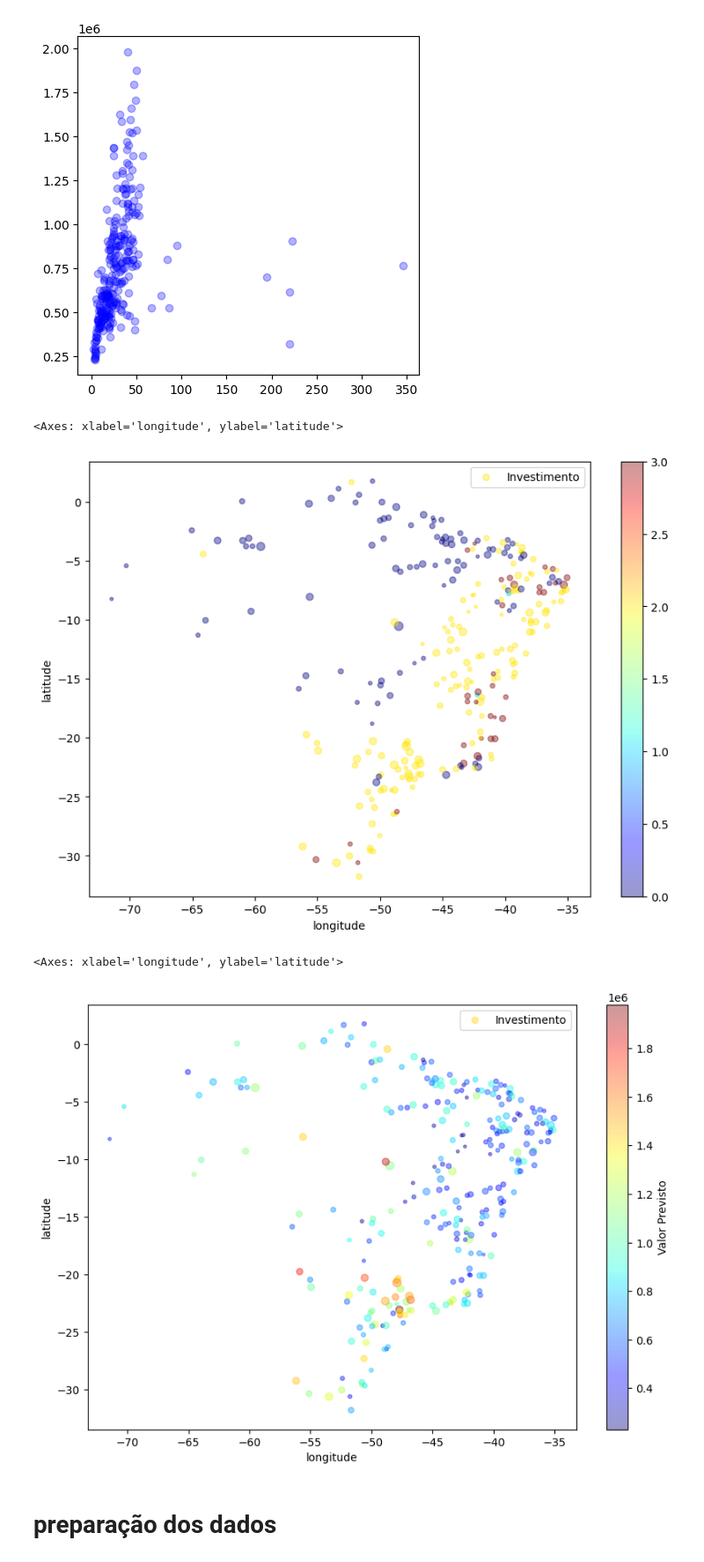
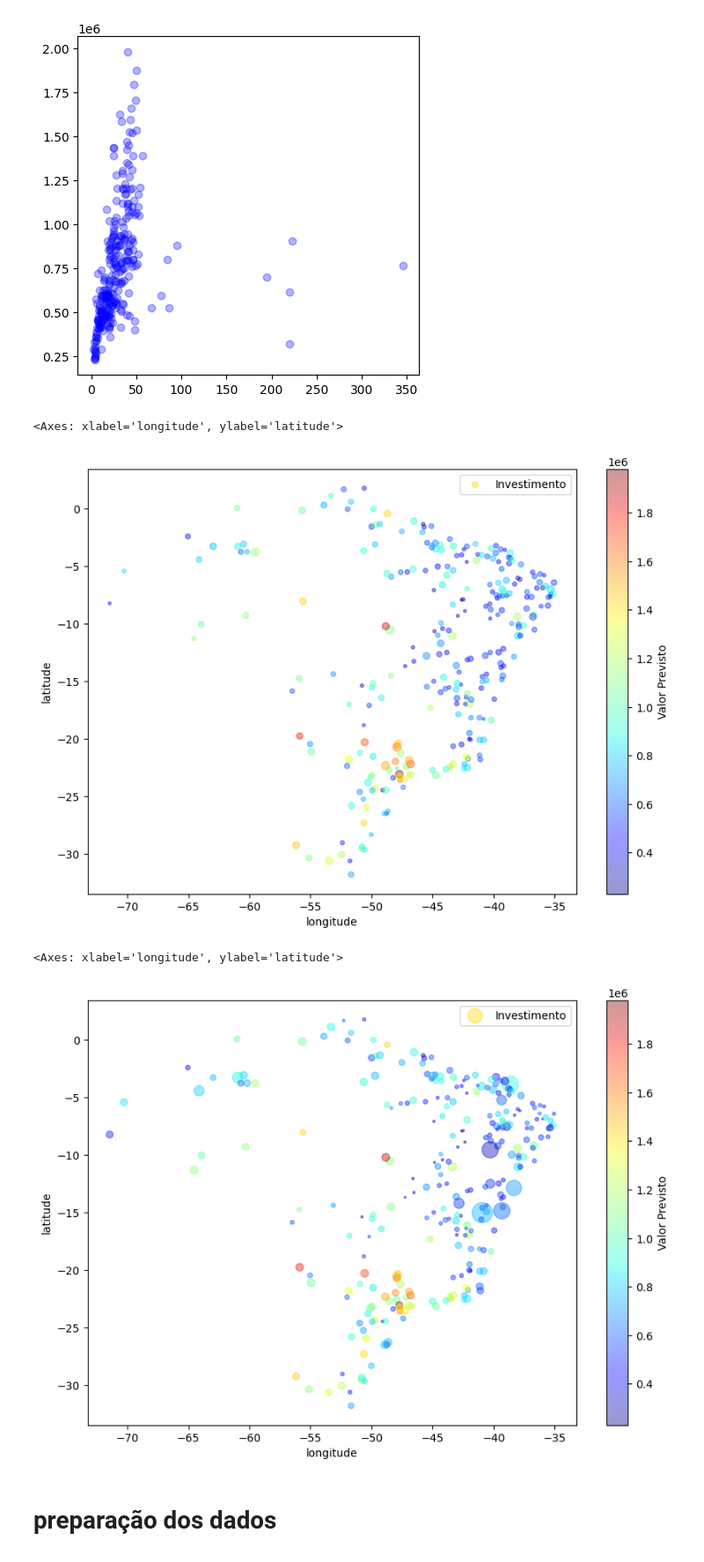
Before and after one commit to wesinalves/ml-mcom, a Jupyter notebook: cidades_digitais.ipynb, the cells around one changed output. Shown: that part at 88% size. Drawn from its saved outputs; the diff is of its cells as text; code cells hidden in the pictures.

```diff
--- a/cidades_digitais.ipynb
+++ b/cidades_digitais.ipynb
@@ -225,17 +237,17 @@ plt.scatter(df['POPULAÇÃO ESTIMADA'], df['Valor Previsto'], color='b', alpha=0
 # %%
 df.plot(kind="scatter", x="longitude", y="latitude", alpha=0.4,
        s="PONTOS ATENDIDOS", label="Investimento", figsize=(10,7),
-       c=status_encoded, cmap=plt.get_cmap("jet"), colorbar=True)
+       c="Valor Previsto", cmap=plt.get_cmap("jet"), colorbar=True)
 # %% [output]
 <Axes: xlabel='longitude', ylabel='latitude'>
-[figure, old version]
+[figure, new version]
 # %%
 df.plot(kind="scatter", x="longitude", y="latitude", alpha=0.4,
-       s="PONTOS ATENDIDOS", label="Investimento", figsize=(10,7),
+       s="POPULAÇÃO ESTIMADA", label="Investimento", figsize=(10,7),
        c="Valor Previsto", cmap=plt.get_cmap("jet"), colorbar=True)
 # %% [output]
 <Axes: xlabel='longitude', ylabel='latitude'>
-[figure, old version]
+[figure, new version]
 # %% [markdown]
 # preparação dos dados
 # %%
```
Also changed, not shown: parts of 14 cells of this notebook.
